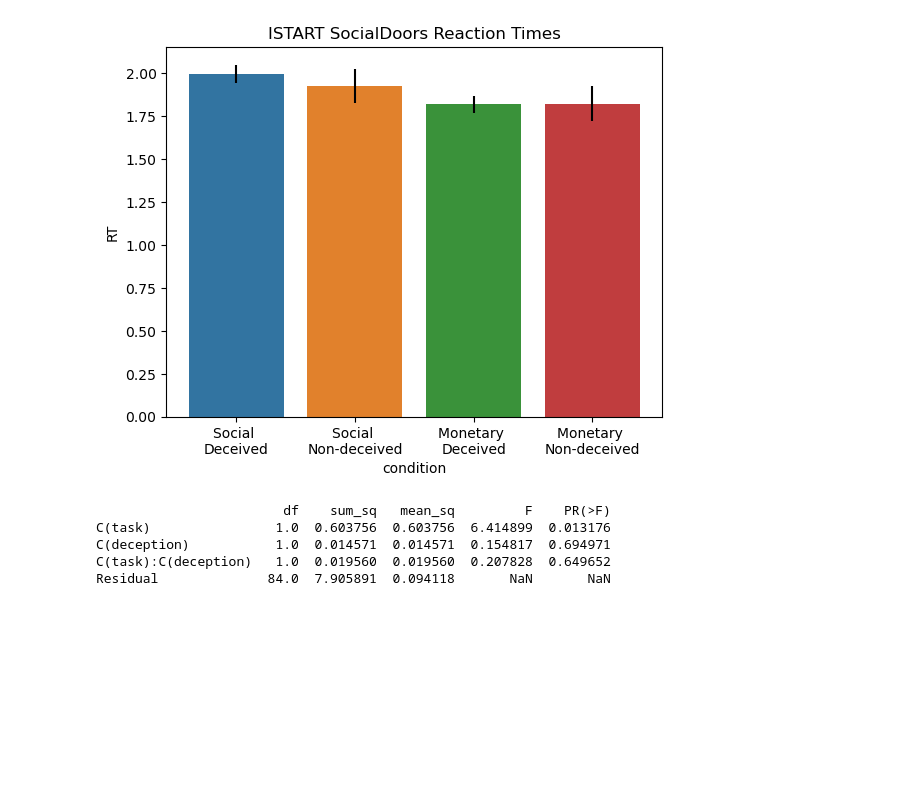
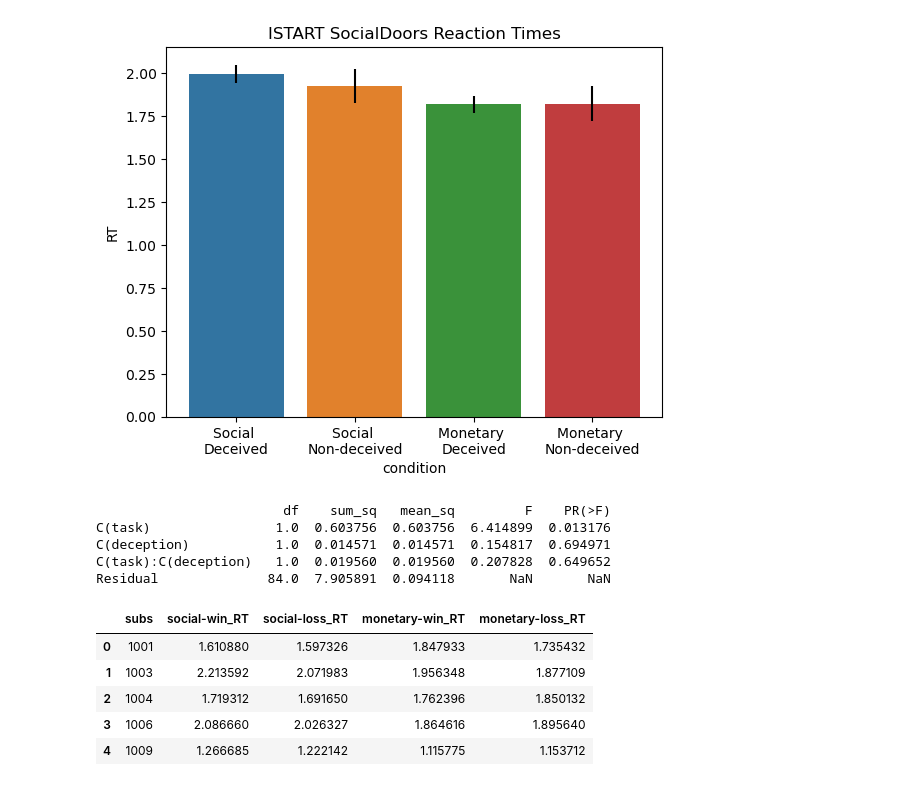
Before and after one commit to DVS-Lab/istart-socdoors, a Jupyter notebook: code/deception_RT-stats.ipynb, the cells around one changed output. Cells and saved outputs as stored; diff of their text form; code cells hidden in the pictures; blank space fills up the shorter version.

```diff
--- a/code/deception_RT-stats.ipynb
+++ b/code/deception_RT-stats.ipynb
@@ -94,3 +101,55 @@ C(task)                1.0  0.603756  0.603756  6.414899  0.013176
 C(deception)           1.0  0.014571  0.014571  0.154817  0.694971
 C(task):C(deception)   1.0  0.019560  0.019560  0.207828  0.649652
 Residual              84.0  7.905891  0.094118       NaN       NaN
+# %%
+# For 2x2x2 ANOVA
+# Read in usable subs
+df=pd.DataFrame(data=open("newsubs.txt","r"),columns=['subs'])
+df["social-win_RT"]=np.nan
+df["social-loss_RT"]=np.nan
+df["monetary-win_RT"]=np.nan
+df["monetary-loss_RT"]=np.nan
+
+for i in range(len(df)):
+    df.loc[i,"subs"]=df.loc[i,"subs"].rstrip("\n")
+
+    social_df=pd.read_csv('../../istart/social_reward_c/data/'+df.loc[i,"subs"]+'/sub-'+df.loc[i,"subs"]+'_task-socialdoors_run-1_events.tsv', sep="\t")
+    doors_df=pd.read_csv('../../istart/social_reward_c/data/'+df.loc[i,"subs"]+'/sub-'+df.loc[i,"subs"]+'_task-doors_run-1_events.tsv', sep="\t")
+
+
+    rt_following_social_win=[]
+    rt_following_social_loss=[]
+    rt_following_monetary_win=[]
+    rt_following_monetary_loss=[]
+
+    for index, row in social_df.iterrows():
+        if row['trial_type']!='decision' and row['trial_type']!='decision-missed':
+            if index+1 < len(social_df):
+                next_row = social_df.loc[index+1]
+                if row['trial_type']=='win':
+                    rt_following_social_win.append(next_row['rt'])
+                elif row['trial_type']=='loss':
+                    rt_following_social_loss.append(next_row['rt'])
+    for index, row in doors_df.iterrows():
+        if row['trial_type']!='decision' and row['trial_type']!='decision-missed':
+            if index+1 < len(doors_df):
+                next_row = doors_df.loc[index+1]
+                if row['trial_type']=='win':
+                    rt_following_monetary_win.append(next_row['rt'])
+                elif row['trial_type']=='loss':
+                    rt_following_monetary_loss.append(next_row['rt'])
+
+    df.loc[i,"social-win_RT"]=np.nanmean(rt_following_social_win)
+    df.loc[i,"social-loss_RT"]=np.nanmean(rt_following_social_loss)
+    df.loc[i,"monetary-win_RT"]=np.nanmean(rt_following_monetary_win)
+    df.loc[i,"monetary-loss_RT"]=np.nanmean(rt_following_monetary_loss)
+
+df.head()
+#df.to_csv('RTs.csv',index=False)
+# %% [output]
+|  | subs | social-win_RT | social-loss_RT | monetary-win_RT | monetary-loss_RT |
+| 0 | 1001 | 1.610880 | 1.597326 | 1.847933 | 1.735432 |
+| 1 | 1003 | 2.213592 | 2.071983 | 1.956348 | 1.877109 |
+| 2 | 1004 | 1.719312 | 1.691650 | 1.762396 | 1.850132 |
+| 3 | 1006 | 2.086660 | 2.026327 | 1.864616 | 1.895640 |
+| 4 | 1009 | 1.266685 | 1.222142 | 1.115775 | 1.153712 |
```
Also changed, not shown: parts of 5 cells of this notebook.
